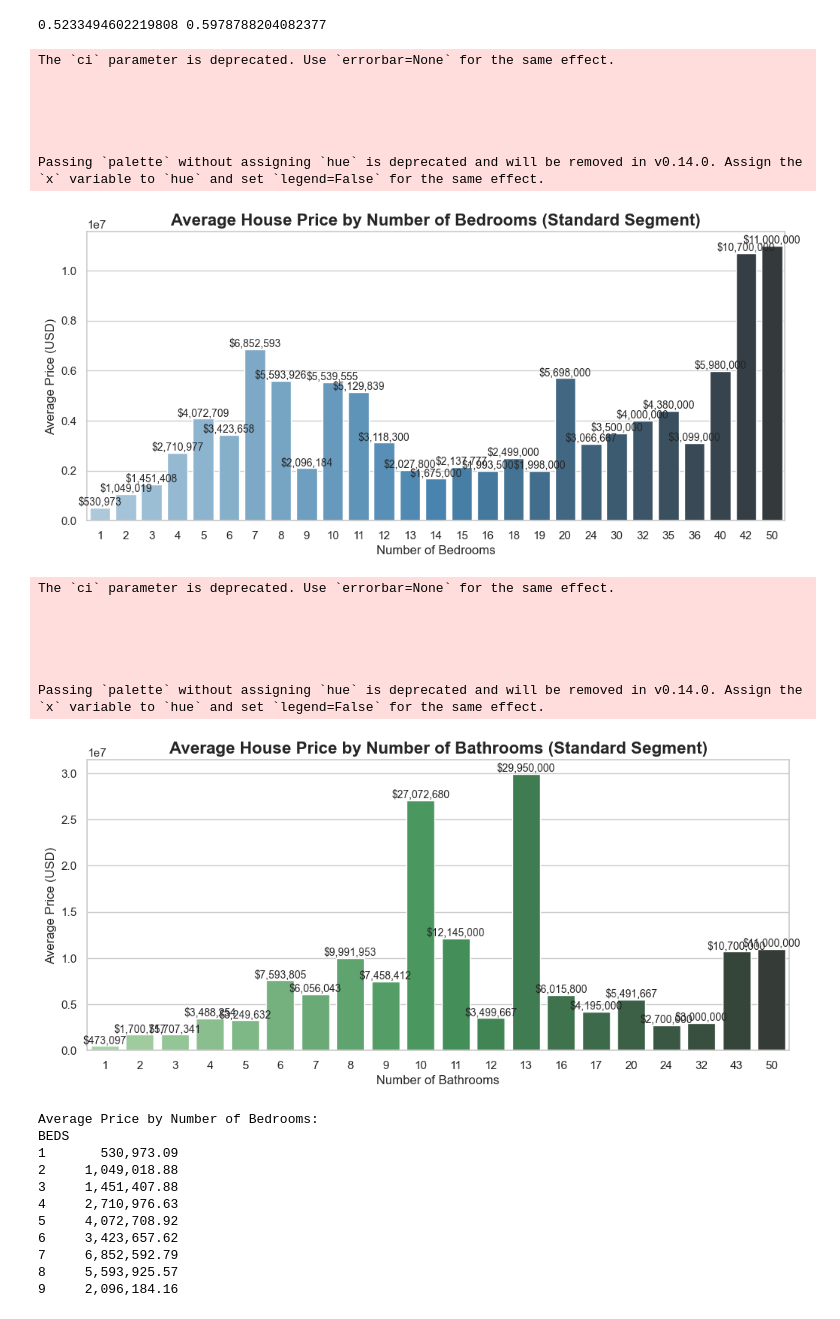
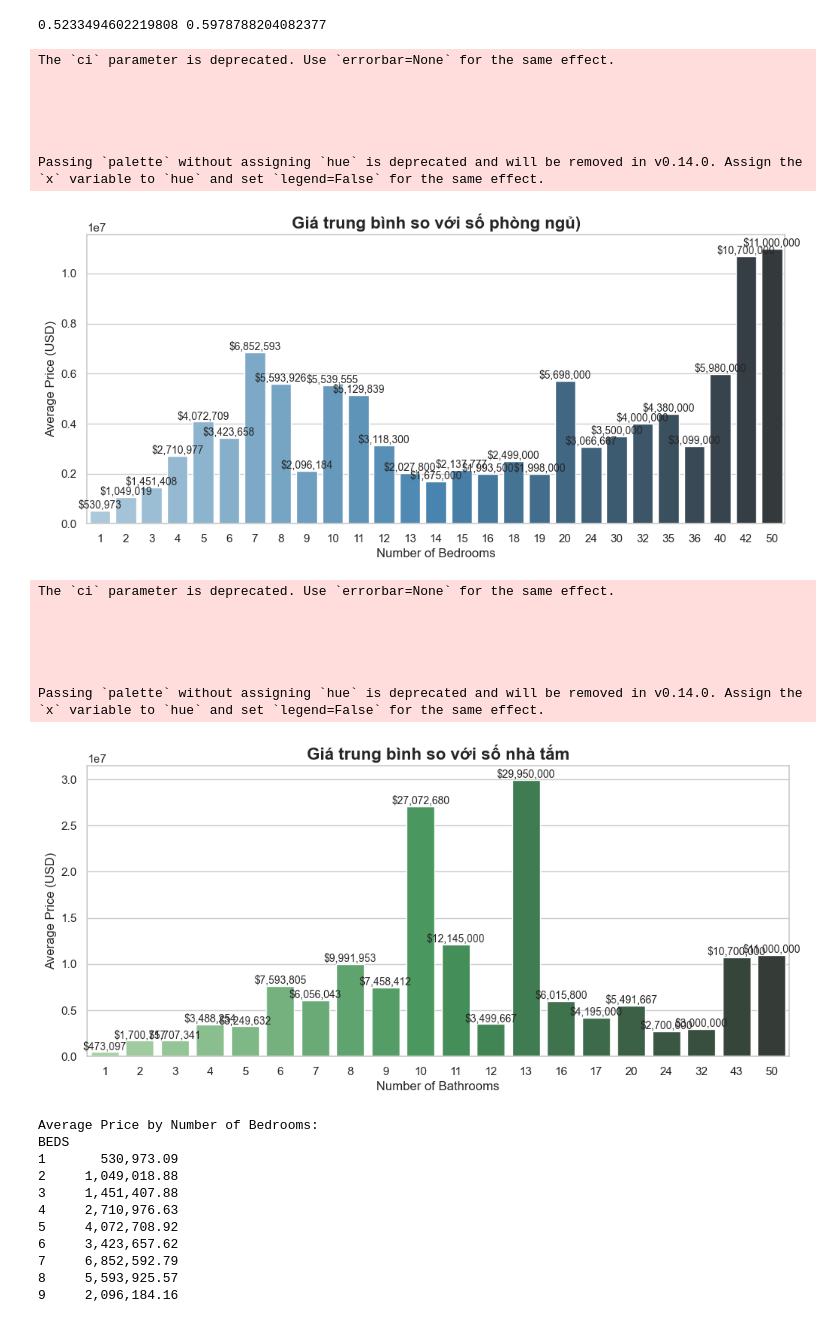
Before and after one commit to ducmanh1313/price_house_ny, a Jupyter notebook: notebooks/EDA_data.ipynb, the cells around one changed output. Cells and saved outputs as stored; diff of their text form; code cells hidden in the pictures.

```diff
--- a/notebooks/EDA_data.ipynb
+++ b/notebooks/EDA_data.ipynb
@@ -1119,7 +1118,7 @@ sns.set(style="whitegrid")
 # --- Bar plot trung bình giá theo số phòng ngủ ---
 plt.figure(figsize=(12,5))
 ax = sns.barplot(x='BEDS', y='PRICE', data=df, palette='Blues_d', ci=None)
-plt.title("Average House Price by Number of Bedrooms (Standard Segment)", fontsize=16, fontweight='bold')
+plt.title("Giá trung bình so với số phòng ngủ)", fontsize=16, fontweight='bold')
 plt.xlabel("Number of Bedrooms")
 plt.ylabel("Average Price (USD)")
 
@@ -1137,36 +1136,36 @@ plt.show()
 # --- Bar plot trung bình giá theo số phòng tắm ---
 plt.figure(figsize=(12,5))
 ax = sns.barplot(x='BATH', y='PRICE', data=df, palette='Greens_d', ci=None)
-plt.title("Average House Price by Number of Bathrooms (Standard Segment)", fontsize=16, fontweight='bold')
+plt.title("Giá trung bình so với số nhà tắm", fontsize=16, fontweight='bold')
 plt.xlabel("Number of Bathrooms")
 plt.ylabel("Average Price (USD)")
 
 # Thêm giá tiền trên cột
 for p in ax.patches:
     height = p.get_height()
     ax.text(x=p.get_x() + p.get_width()/2,
             y=height + 5000,
             s=f"${height:,.0f}",
             ha='center', va='bottom', fontsize=10)
 
 plt.show()
 # %% [output]
 The `ci` parameter is deprecated. Use `errorbar=None` for the same effect.
 
 
 
 
 
 Passing `palette` without assigning `hue` is deprecated and will be removed in v0.14.0. Assign the `x` variable to `hue` and set `legend=False` for the same effect.
-[figure, old version]
+[figure, new version]
 The `ci` parameter is deprecated. Use `errorbar=None` for the same effect.
 
 
 
 
 
 Passing `palette` without assigning `hue` is deprecated and will be removed in v0.14.0. Assign the `x` variable to `hue` and set `legend=False` for the same effect.
-[figure, old version]
+[figure, new version]
 # %%
 # Tính giá trung bình theo số phòng ngủ và phòng tắm
 avg_price_by_beds = df.groupby('BEDS')['PRICE'].mean()
```
Also changed, not shown: parts of 14 cells of this notebook, 1 other file.
